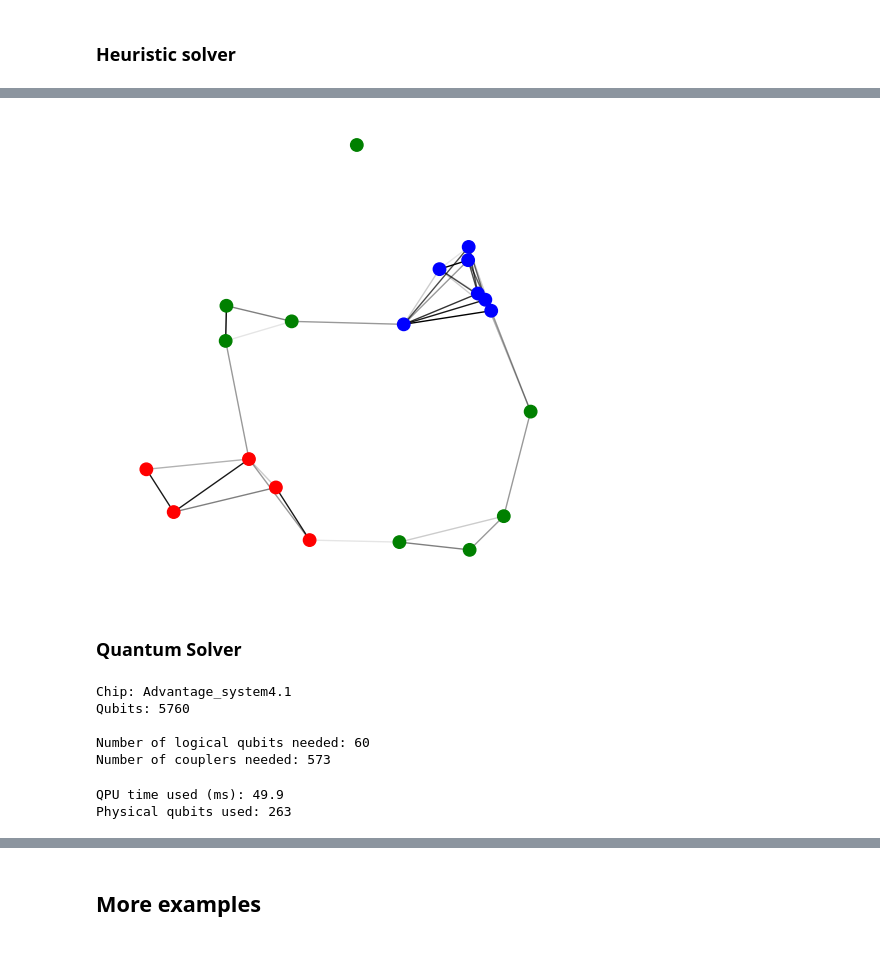
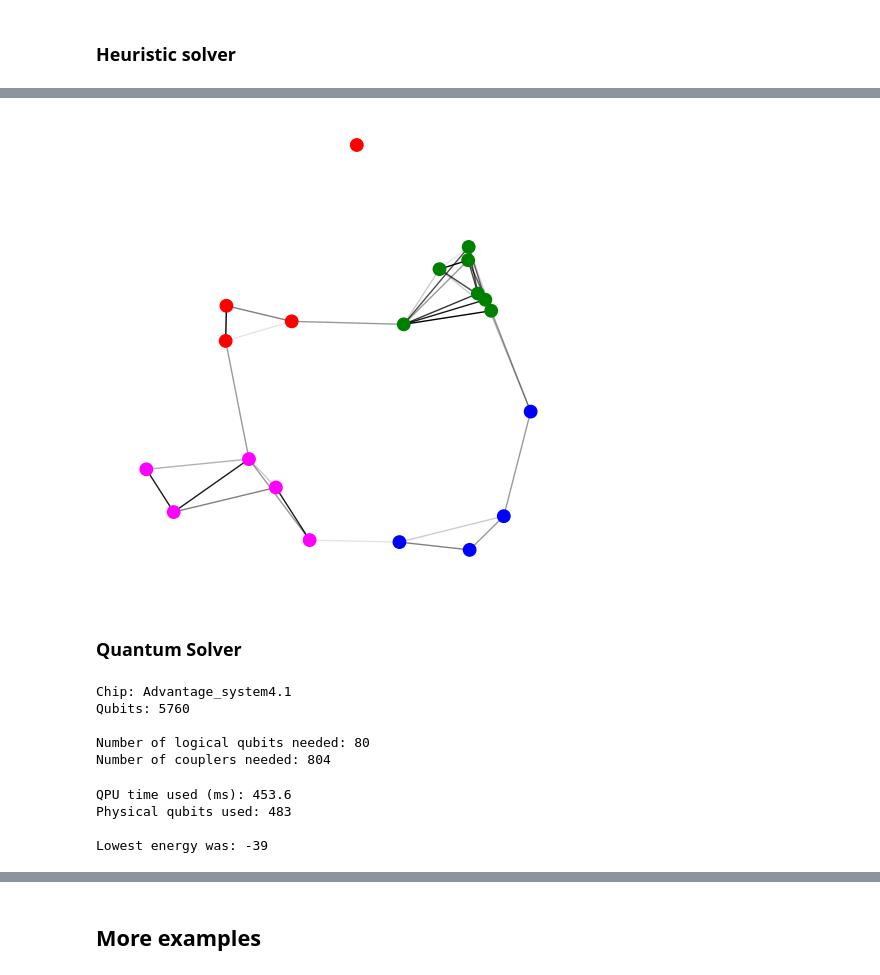
Before and after one commit to vuorenkoski/AQC, a Jupyter notebook: community_detection/community_detection.ipynb, the cells around one changed output, grey strips where cells are left out. Saved outputs shown, nothing was run; the diff lists cells and outputs as text; code cells hidden in the pictures.

```diff
--- a/community_detection/community_detection.ipynb
+++ b/community_detection/community_detection.ipynb
@@ -52,21 +56,21 @@ def create_qubo(G, communities, p):
 # %% [markdown]
 ## Helper functions
 # %%
-def print_graph(G, node_color=None):
+def print_graph(G, node_color=None, fig_size=6):
     pos = nx.get_node_attributes(G, 'pos')
     m = 0
     for k,v in nx.get_edge_attributes(G, 'weight').items():
         m = max(m,v)
     a = [v/m for k,v in nx.get_edge_attributes(G, 'weight').items()]
-    plt.figure(figsize=(6, 6))
+    plt.figure(figsize=(fig_size, fig_size))
     nx.draw_networkx_edges(G, pos, alpha=a)
     nx.draw_networkx_nodes(G, pos, node_size=80, node_color=node_color)
     plt.axis("off")
     plt.show()
 
-colors=['blue','red','green','magenta', 'black']
+colors=['blue','red','green','magenta','yellow','purple','black']
 
-def result_to_colors(sample):
+def result_to_colors(G, sample):
     cs = np.zeros(len(G.nodes))
     for k,v in sample.items():
         if v==1:
@@ -160,7 +164,7 @@ max_weight = 10
 random.seed(seed)
 G = nx.random_geometric_graph(20, 0.3, seed=seed)
 nx.set_edge_attributes(G, {e: {'weight': random.randint(1, max_weight)} for e in G.edges})
-
+communities = 4
 print_graph(G)
 # %% [output]
 [figure]
@@ -221,8 +210,8 @@ Time used (ms): 822.845
 # %%
-nc = result_to_colors(sampleset.first.sample)
+nc = result_to_colors(G,sampleset.first.sample)
 print_graph(G, node_color=nc)
 # %% [output]
-[figure, old version]
+[figure, new version]
 # %% [markdown]
 ### Quantum Solver
 # %%
@@ -236,6 +225,6 @@ print('Number of couplers needed:', len(bqm.quadratic))
 Chip: Advantage_system4.1
 Qubits: 5760
 
-Number of logical qubits needed: 60
-Number of couplers needed: 573
+Number of logical qubits needed: 80
+Number of couplers needed: 804
 # %%
@@ -246,7 +235,10 @@ qpu_time = sampleset.info['timing']['qpu_access_time'] / 1000
 qubits = sum(len(x) for x in sampleset.info['embedding_context']['embedding'].values())
 print('QPU time used (ms): {:.1f}'.format(qpu_time))
 print('Physical qubits used: {}\n'.format(qubits))
+print('Lowest energy was:',int(sampleset.first.energy))
 # %% [output]
-QPU time used (ms): 49.9
-Physical qubits used: 263
+QPU time used (ms): 453.6
+Physical qubits used: 483
+
+Lowest energy was: -39
 # %%
```
Also changed, not shown: parts of 14 cells of this notebook.
